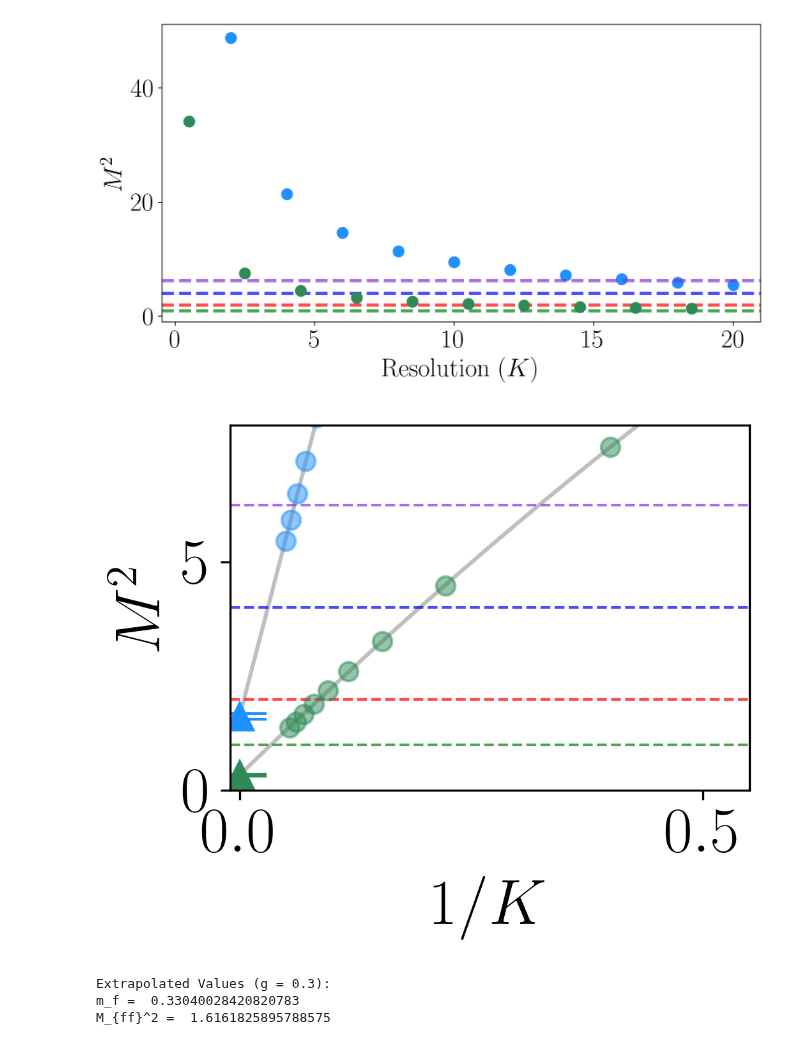
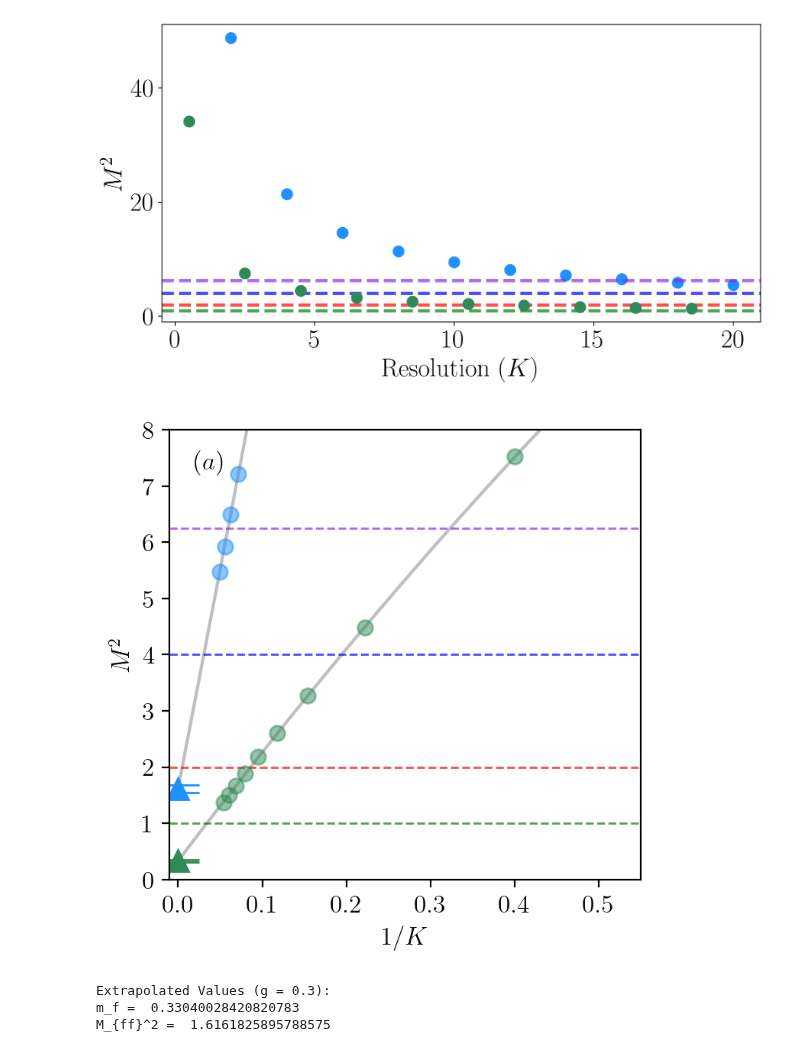
Before and after one commit to cgustin99/OpenParticle, a Jupyter notebook: models/Yukawa/yukawa_paper_results.ipynb, the cells around one changed output. Cells and saved outputs as stored; diff of their text form; code cells hidden in the pictures.

```diff
--- a/models/Yukawa/yukawa_paper_results.ipynb
+++ b/models/Yukawa/yukawa_paper_results.ipynb
@@ -15,7 +15,7 @@ from openparticle.dlcq import get_sector_basis, pdf, fock_sector_budget
 from yukawa_utils import *
 
 plt.rcParams["font.family"] = "Times New Roman"
-plt.rcParams["font.size"] = 24
+plt.rcParams["font.size"] = 12
 plt.rc('text', usetex=True)
 import warnings
 warnings.filterwarnings('ignore')
@@ -345,41 +349,45 @@ f_fb_curve = curve_fit(m2_fit, f_fb_resolutions[1:], eigenvalues_f_fb_basis_g03[
 ff_ffb_curve = curve_fit(m2_fit, ff_ffb_resolutions[1:], eigenvalues_ff_ffb_basis_g03[1:])
 
 # plt.figure(figsize=(10,5), dpi=170)
-plt.figure(figsize=(3.375, 2.75), dpi=300)
+# plt.figure(figsize=(3.375, 2.75), dpi=300)
+plt.figure(figsize=(3.5, 3.5), dpi=200)
 
 ks = np.arange(0, 2, 0.01)
 
 plt.scatter(1/f_fb_resolutions[1:], eigenvalues_f_fb_basis_g03[1:], marker = 'o', color = 'seagreen', s = 50, alpha = 0.5)
 plt.plot(ks, m2_fit(1/ks, *f_fb_curve[0]), alpha = 0.5, color = 'grey', zorder = -1)
 plt.scatter(1/ff_ffb_resolutions[1:], eigenvalues_ff_ffb_basis_g03[1:], marker = 'o', color = 'dodgerblue', s = 50, alpha = 0.5)
 plt.plot(ks, m2_fit(1/ks, *ff_ffb_curve[0]), alpha = 0.5, color = 'grey', zorder = -1)
 
 plt.axhline(y=mf**2, color='green', alpha = 0.7, linestyle = '--', linewidth = 1, zorder = -1)
 plt.axhline(y=(2*mf)**2, color='blue', alpha = 0.7,linestyle = '--', linewidth = 1, zorder = -1)
 plt.axhline(y=(2*mf + mb)**2, color='blueviolet', alpha = 0.7, linestyle = '--', linewidth = 1, zorder = -1)
 plt.axhline(y=min(nonrelativistic_yukawa(1.0, mf, mb)) * 2*2*mf + (2*mf)**2, color='r', alpha = 0.7,linestyle = '--', linewidth = 1, zorder = -1)
 
 
 x = 0
 y_f_fb = m2_fit(np.inf, *f_fb_curve[0])
 y_f_fb_err = np.sqrt(np.diag(f_fb_curve[1]))[0]
 
 y_ff_ffb = m2_fit(np.inf, *ff_ffb_curve[0])
 y_ff_ffb_bare = np.sqrt(np.diag(ff_ffb_curve[1]))[0]
 
 plt.errorbar(x, y_f_fb, yerr=y_f_fb_err, fmt='^', color = 'seagreen', capsize=10, label=f"{y_f_fb.round(3)}", ms = 10)
 plt.errorbar(x, y_ff_ffb, yerr=y_ff_ffb_bare, fmt='^', color = 'dodgerblue', capsize=10, label=f"{y_ff_ffb.round(3)}", ms = 10)
 
 
 plt.xlim(-0.01, 0.55)
 plt.ylim(-0, 8)
 plt.xlabel(r"$1/K$")
 plt.ylabel(r"$M^2$")
 
 
+plt.text(0.02, 7.3, r'$(a)$', fontsize=12)
+
 plt.tight_layout(pad = 0.1)
+plt.savefig('./g1ext.pdf')
 # %% [output]
-[figure, old version]
+[figure, new version]
 # %%
 print("Extrapolated Values (g = 0.3):")
 print("m_f = ", m2_fit(np.inf, *f_fb_curve[0]))
```
Also changed, not shown: parts of 12 cells of this notebook.
